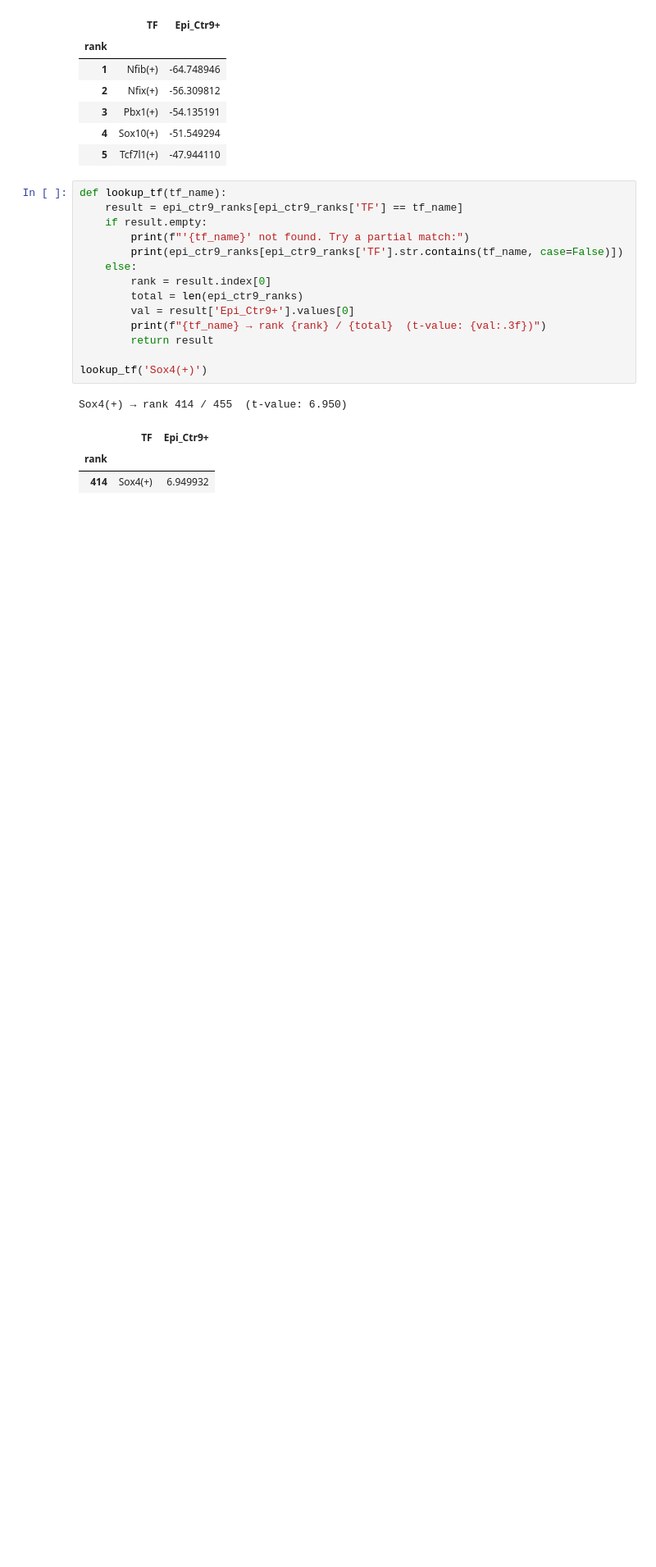
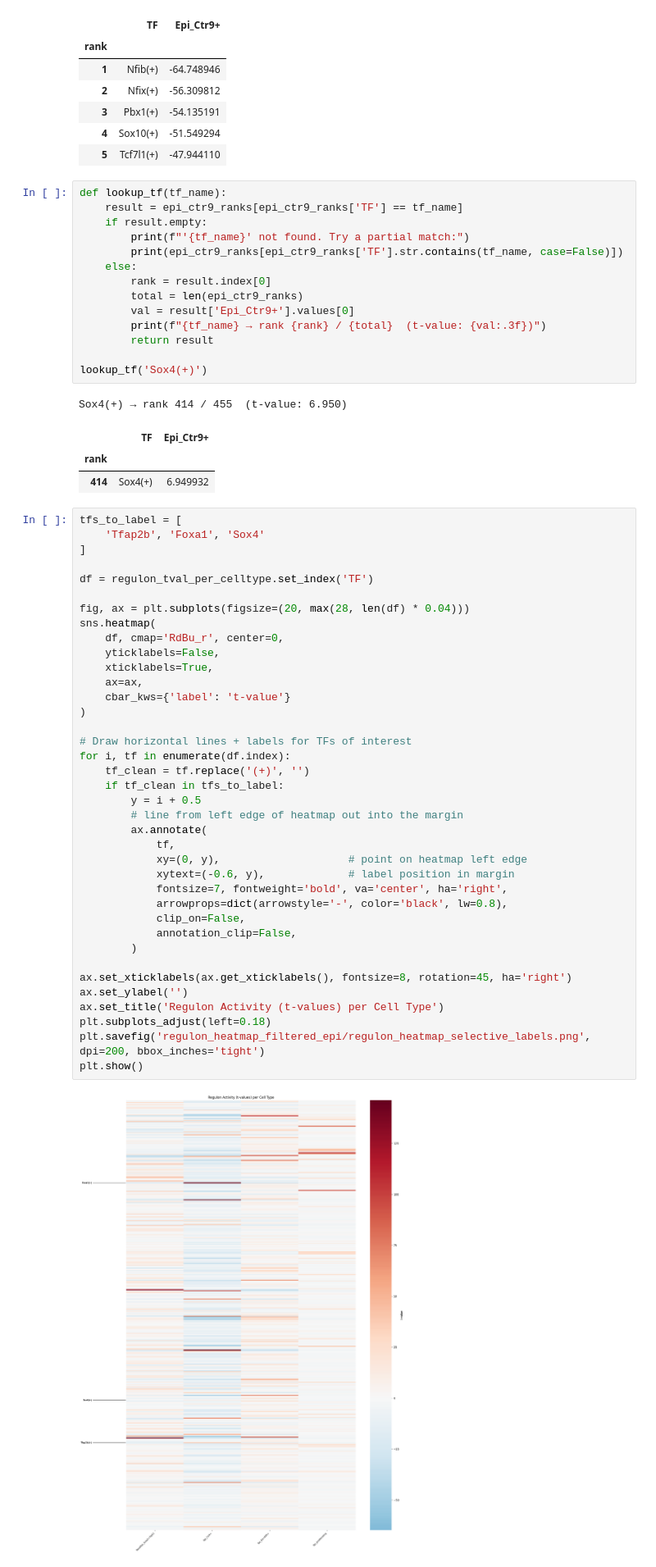
Before and after one commit to sumedhars/weixu-lab_breast-cancer, a Jupyter notebook: pyscenic_epi_results_exploration.ipynb, the cells around one changed output. Shown at 82% size. Saved outputs shown, nothing was run; the diff lists cells and outputs as text; blank space fills up the shorter version.

```diff
--- a/pyscenic_epi_results_exploration.ipynb
+++ b/pyscenic_epi_results_exploration.ipynb
@@ -49,3 +53,43 @@ Sox4(+) → rank 414 / 455  (t-value: 6.950)
 |  | TF | Epi_Ctr9+ |
 | rank |  |  |
 | 414 | Sox4(+) | 6.949932 |
+# %%
+tfs_to_label = [
+    'Tfap2b', 'Foxa1', 'Sox4'
+]
+
+df = regulon_tval_per_celltype.set_index('TF')
+
+fig, ax = plt.subplots(figsize=(20, max(28, len(df) * 0.04)))
+sns.heatmap(
+    df, cmap='RdBu_r', center=0,
+    yticklabels=False,
+    xticklabels=True,
+    ax=ax,
+    cbar_kws={'label': 't-value'}
+)
+
+# Draw horizontal lines + labels for TFs of interest
+for i, tf in enumerate(df.index):
+    tf_clean = tf.replace('(+)', '')
+    if tf_clean in tfs_to_label:
+        y = i + 0.5
+        # line from left edge of heatmap out into the margin
+        ax.annotate(
+            tf,
+            xy=(0, y),                    # point on heatmap left edge
+            xytext=(-0.6, y),             # label position in margin
+            fontsize=7, fontweight='bold', va='center', ha='right',
+            arrowprops=dict(arrowstyle='-', color='black', lw=0.8),
+            clip_on=False,
+            annotation_clip=False,
+        )
+
+ax.set_xticklabels(ax.get_xticklabels(), fontsize=8, rotation=45, ha='right')
+ax.set_ylabel('')
+ax.set_title('Regulon Activity (t-values) per Cell Type')
+plt.subplots_adjust(left=0.18)
+plt.savefig('regulon_heatmap_filtered_epi/regulon_heatmap_selective_labels.png', dpi=200, bbox_inches='tight')
+plt.show()
+# %% [output]
+[figure, added]
```
Also changed, not shown: parts of 1 cell of this notebook, 3 other files.
